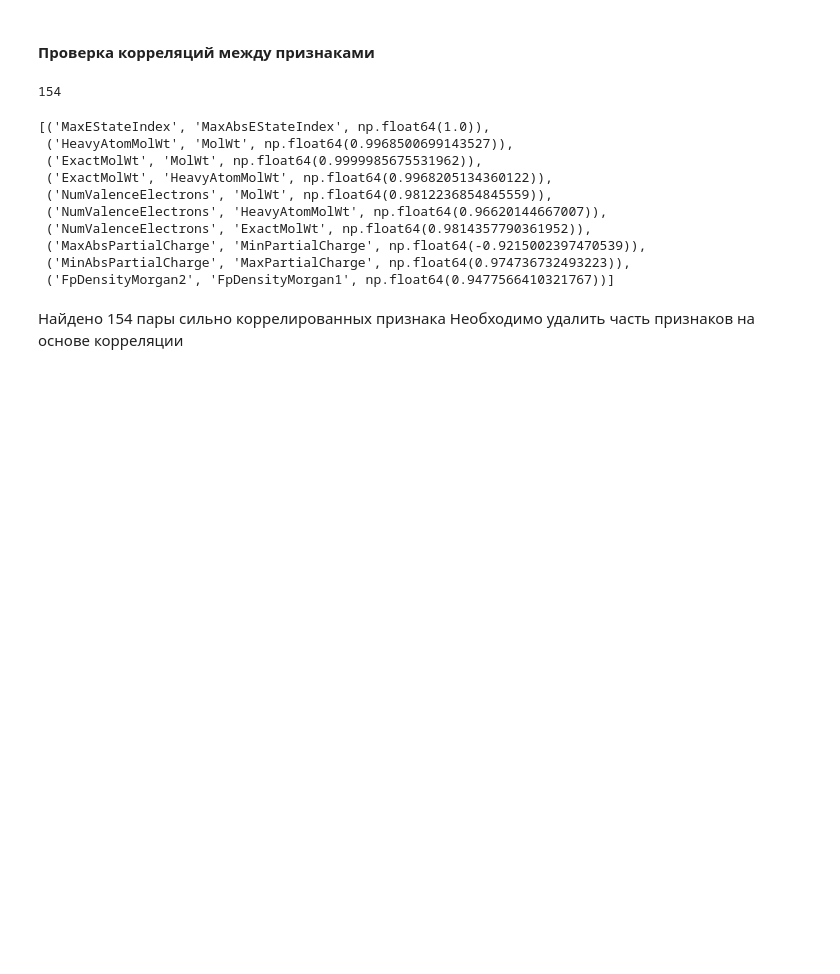
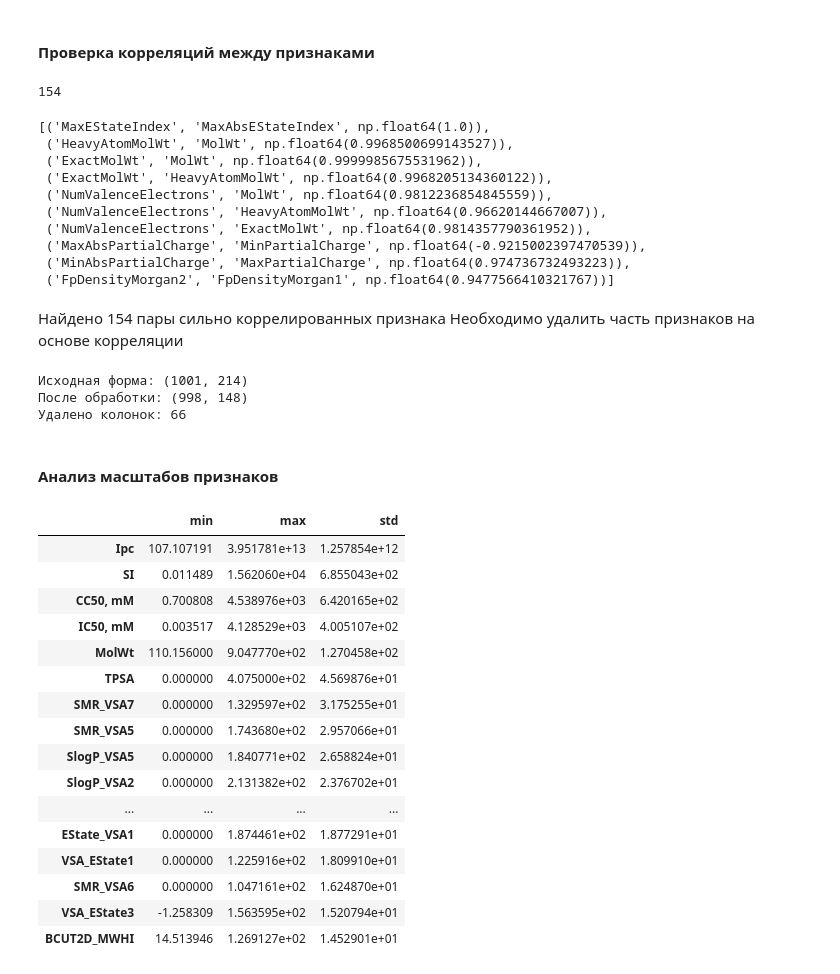
Before and after one commit to YashinSergey/compound_effectiveness_prediction, a Jupyter notebook: notebooks/eda.ipynb, the cells around one changed output. Saved outputs shown, nothing was run; the diff lists cells and outputs as text; code cells hidden in the pictures; blank space fills up the shorter version.

```diff
--- a/notebooks/eda.ipynb
+++ b/notebooks/eda.ipynb
@@ -360,3 +366,46 @@ high_corr[:10]
 # %% [markdown]
 Найдено 154 пары сильно коррелированных признака
 Необходимо удалить часть признаков на основе корреляции
+# %%
+# создаём препроцессор и применяем к текущим данным
+preprocessor = DatasetPreprocessor(
+    target_column=None,
+    drop_unnamed=True,
+    drop_leakage=False,
+    drop_constant_features=True,
+    drop_corr=True,
+    corr_threshold=0.9,
+)
+
+clean_df = df.dropna()
+df_processed = preprocessor.fit_transform(clean_df)
+
+print('Исходная форма:', df.shape)
+print('После обработки:', df_processed.shape)
+print('Удалено колонок:', df.shape[1] - df_processed.shape[1])
+# %% [output]
+Исходная форма: (1001, 214)
+После обработки: (998, 148)
+Удалено колонок: 66
+# %% [markdown]
+#### Анализ масштабов признаков
+# %%
+df_processed.describe().T[['min', 'max', 'std']].sort_values(by='std', ascending=False).head(20)
+# %% [output]
+|  | min | max | std |
+| Ipc | 107.107191 | 3.951781e+13 | 1.257854e+12 |
+| SI | 0.011489 | 1.562060e+04 | 6.855043e+02 |
+| CC50, mM | 0.700808 | 4.538976e+03 | 6.420165e+02 |
+| IC50, mM | 0.003517 | 4.128529e+03 | 4.005107e+02 |
+| MolWt | 110.156000 | 9.047770e+02 | 1.270458e+02 |
+| TPSA | 0.000000 | 4.075000e+02 | 4.569876e+01 |
+| SMR_VSA7 | 0.000000 | 1.329597e+02 | 3.175255e+01 |
+| SMR_VSA5 | 0.000000 | 1.743680e+02 | 2.957066e+01 |
+| SlogP_VSA5 | 0.000000 | 1.840771e+02 | 2.658824e+01 |
+| SlogP_VSA2 | 0.000000 | 2.131382e+02 | 2.376702e+01 |
+| ... | ... | ... | ... |
+| EState_VSA1 | 0.000000 | 1.874461e+02 | 1.877291e+01 |
+| VSA_EState1 | 0.000000 | 1.225916e+02 | 1.809910e+01 |
+| SMR_VSA6 | 0.000000 | 1.047161e+02 | 1.624870e+01 |
+| VSA_EState3 | -1.258309 | 1.563595e+02 | 1.520794e+01 |
+| BCUT2D_MWHI | 14.513946 | 1.269127e+02 | 1.452901e+01 |
```
Also changed, not shown: parts of 19 cells of this notebook, 3 other files.
